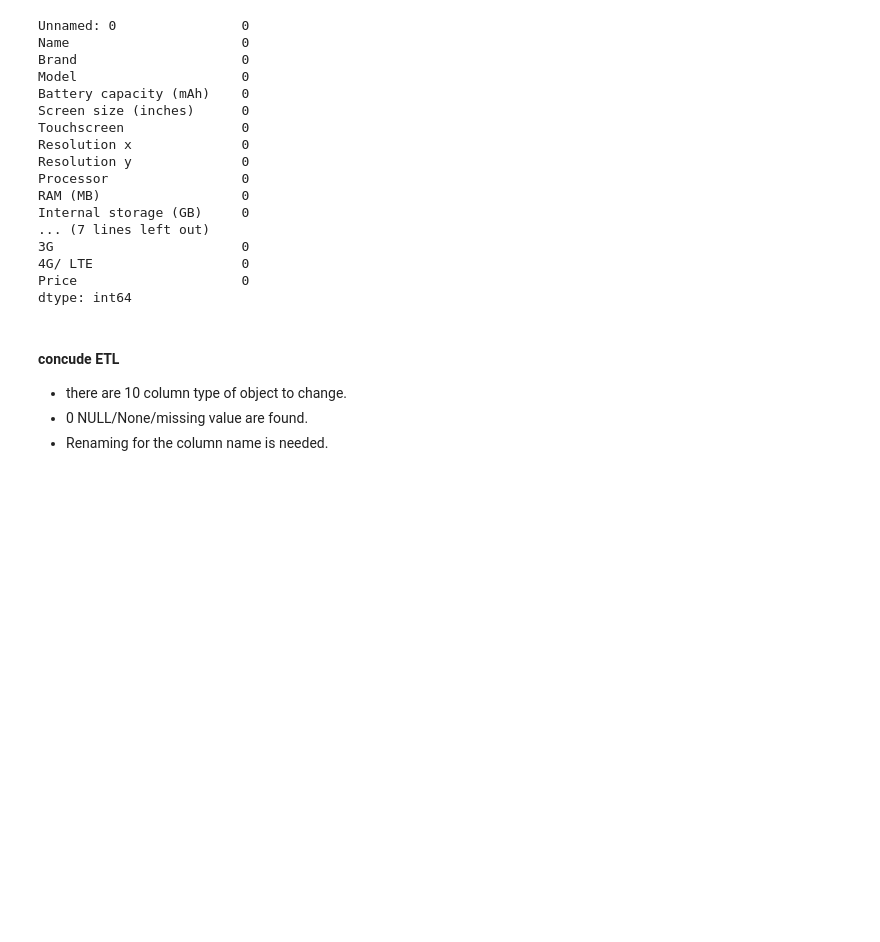
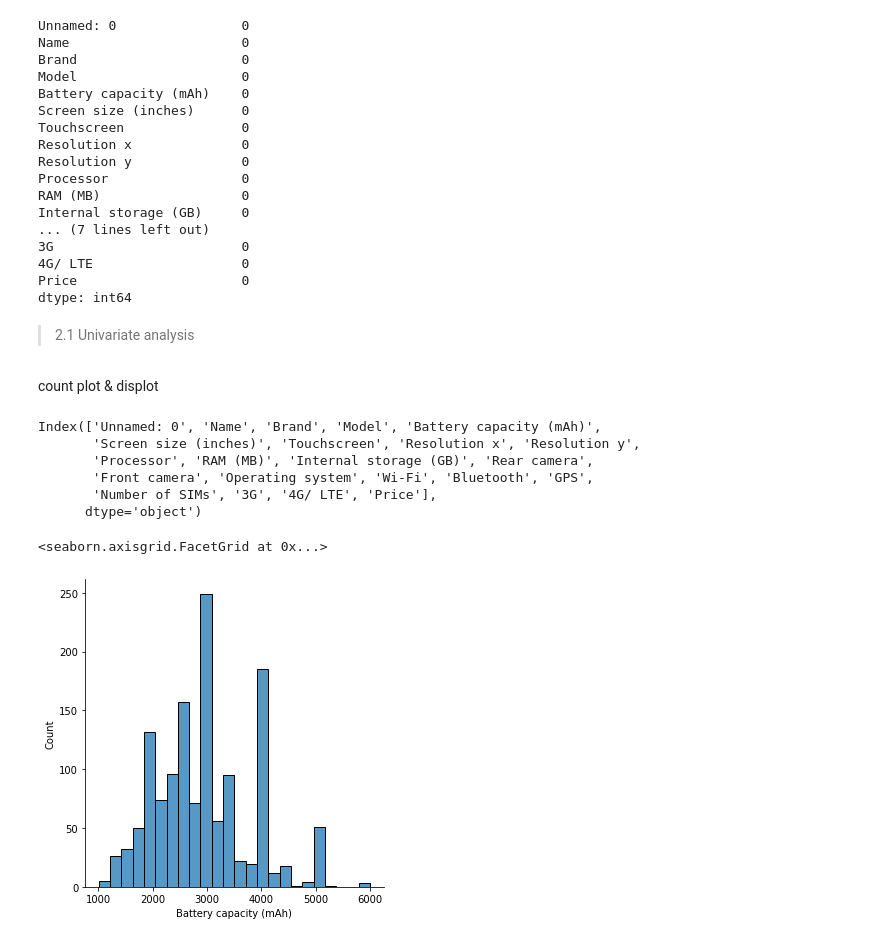
Before and after one commit to AtiChetsurakul/codealongcsfordsaiAti, a Jupyter notebook: Lectures/02-Data Science/code-along/ati-Pd-asgnWORKSHOP.ipynb, the cells around one changed output. Cells and saved outputs as stored; diff of their text form; code cells hidden in the pictures; blank space fills up the shorter version.

```diff
--- a/Lectures/02-Data Science/code-along/ati-Pd-asgnWORKSHOP.ipynb
+++ b/Lectures/02-Data Science/code-along/ati-Pd-asgnWORKSHOP.ipynb
@@ -71,8 +78,21 @@ Internal storage (GB)     0
 4G/ LTE                   0
 Price                     0
 dtype: int64
-# %% [markdown]
-#### concude ETL
-- there are 10 column type of object to change.
-- 0 NULL/None/missing value are found.
-- Renaming for the column name is needed.
+# %% [markdown]
+> 2.1 Univariate analysis
+# %% [markdown]
+count plot &  displot
+# %%
+df.columns
+# %% [output]
+Index(['Unnamed: 0', 'Name', 'Brand', 'Model', 'Battery capacity (mAh)',
+       'Screen size (inches)', 'Touchscreen', 'Resolution x', 'Resolution y',
+       'Processor', 'RAM (MB)', 'Internal storage (GB)', 'Rear camera',
+       'Front camera', 'Operating system', 'Wi-Fi', 'Bluetooth', 'GPS',
+       'Number of SIMs', '3G', '4G/ LTE', 'Price'],
+      dtype='object')
+# %%
+sns.displot(df['Battery capacity (mAh)'])
+# %% [output]
+<seaborn.axisgrid.FacetGrid at 0x...>
+[figure, added]
```
Also changed, not shown: parts of 57 cells of this notebook.
